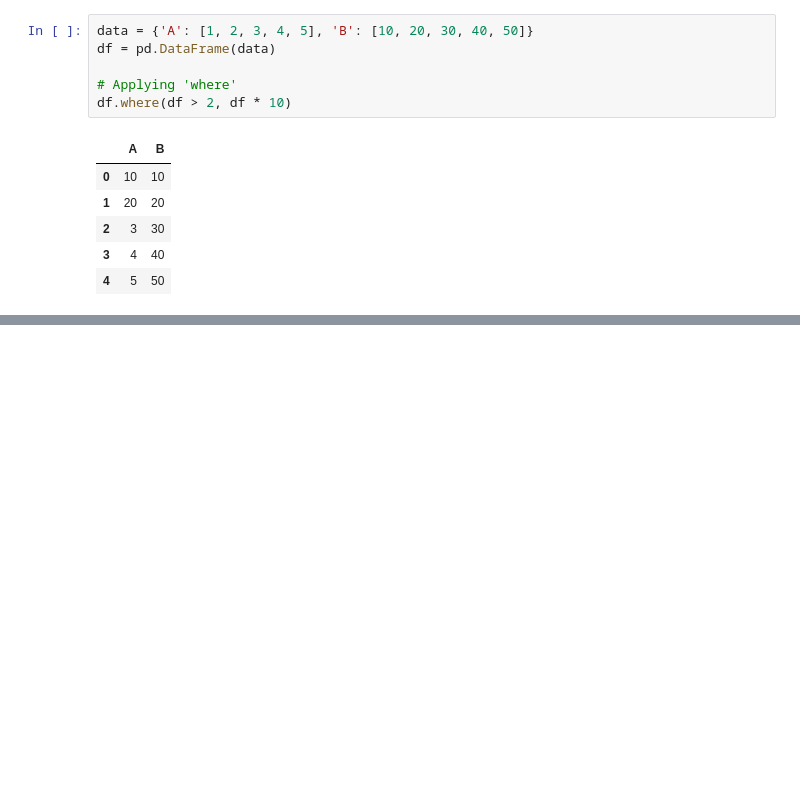
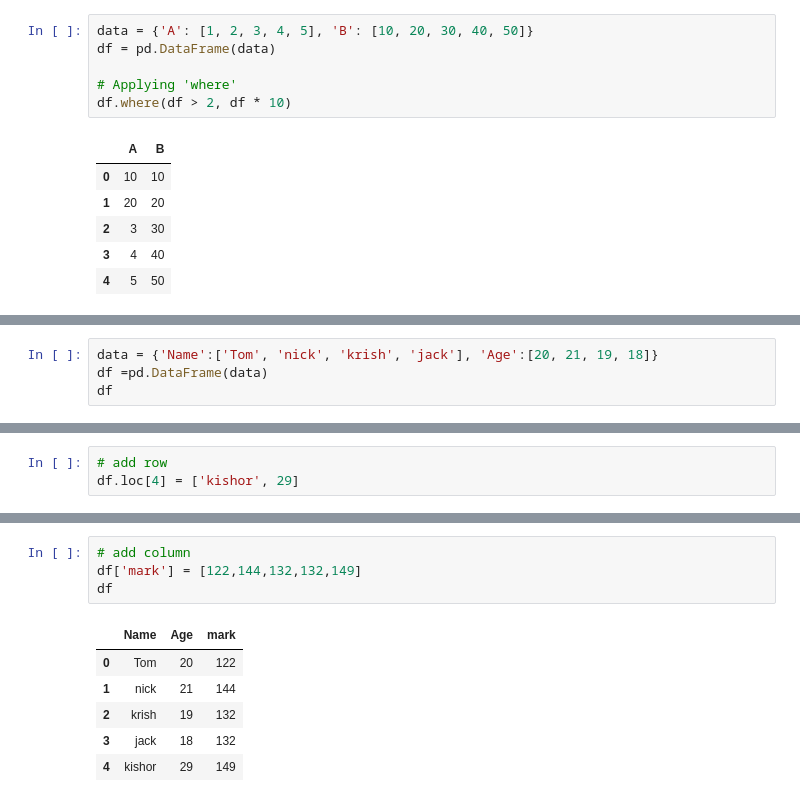
Before and after one commit to kishorthakre/pract, a Jupyter notebook: pandas/t1.ipynb, the cells around one changed output, grey strips where cells are left out. Cells and saved outputs as stored; diff of their text form; blank space fills up the shorter version.

```diff
--- a/pandas/t1.ipynb
+++ b/pandas/t1.ipynb
@@ -188,0 +351,4 @@ df.where(df > 2, df * 10)
+# %%
+data = {'Name':['Tom', 'nick', 'krish', 'jack'], 'Age':[20, 21, 19, 18]}
+df =pd.DataFrame(data)
+df
@@ -188,0 +361,3 @@ df.where(df > 2, df * 10)
+# %%
+# add row
+df.loc[4] = ['kishor', 29]
@@ -188,0 +373,11 @@ df.where(df > 2, df * 10)
+# %%
+# add column
+df['mark'] = [122,144,132,132,149]
+df
+# %% [output]
+|  | Name | Age | mark |
+| 0 | Tom | 20 | 122 |
+| 1 | nick | 21 | 144 |
+| 2 | krish | 19 | 132 |
+| 3 | jack | 18 | 132 |
+| 4 | kishor | 29 | 149 |
```
Also changed, not shown: parts of 21 cells of this notebook.
